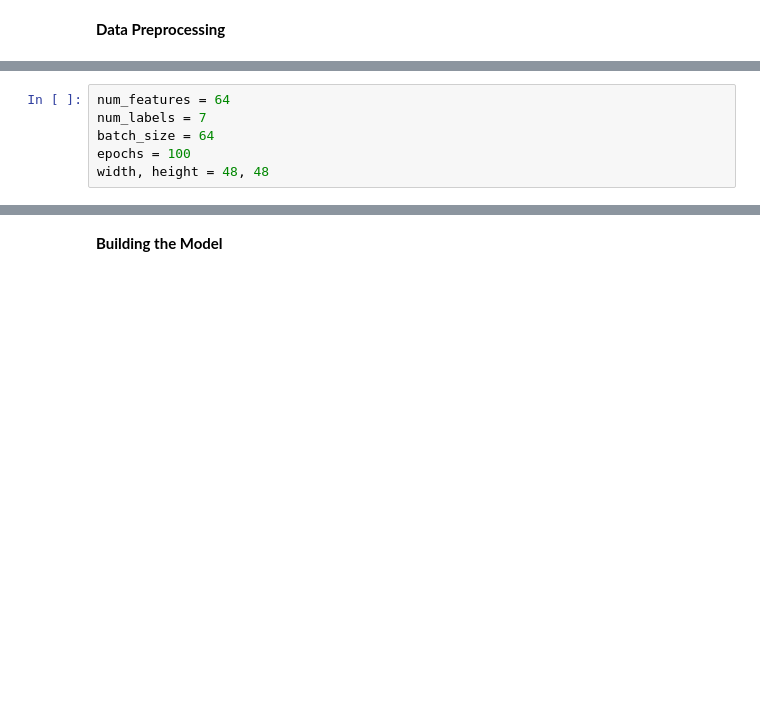
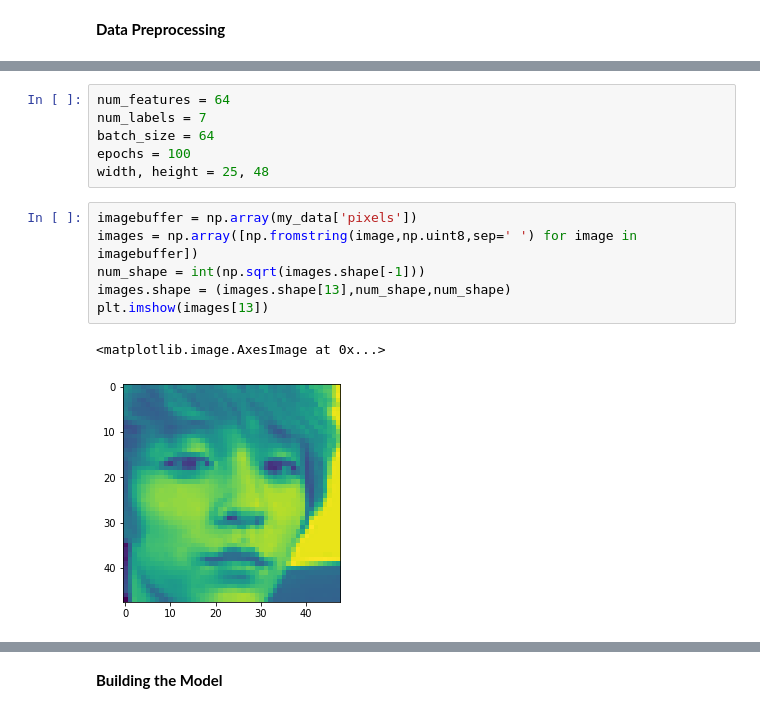
Before and after one commit to nuha14m/facemask-emotion-recognition, a Jupyter notebook: facemask_emotion.ipynb, the cells around one changed output, grey strips where cells are left out. Cells and saved outputs as stored; diff of their text form; blank space fills up the shorter version.

```diff
--- a/facemask_emotion.ipynb
+++ b/facemask_emotion.ipynb
@@ -41,4 +43,13 @@ num_features = 64
 num_labels = 7
 batch_size = 64
 epochs = 100
-width, height = 48, 48
+width, height = 25, 48
+# %%
+imagebuffer = np.array(my_data['pixels'])
+images = np.array([np.fromstring(image,np.uint8,sep=' ') for image in imagebuffer])
+num_shape = int(np.sqrt(images.shape[-1]))
+images.shape = (images.shape[13],num_shape,num_shape)
+plt.imshow(images[13])
+# %% [output]
+<matplotlib.image.AxesImage at 0x...>
+[figure, added]
```
Also changed, not shown: parts of 26 cells of this notebook.
